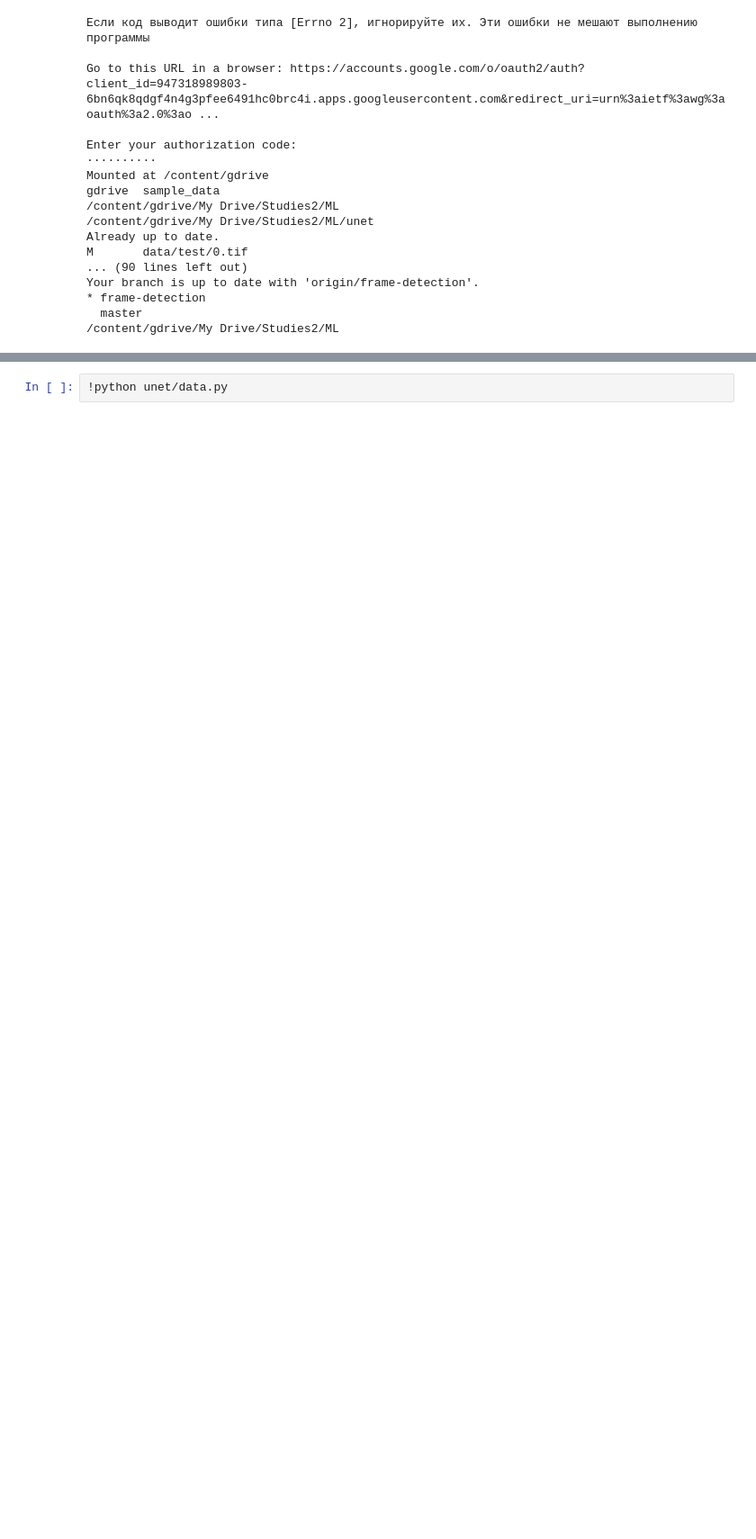
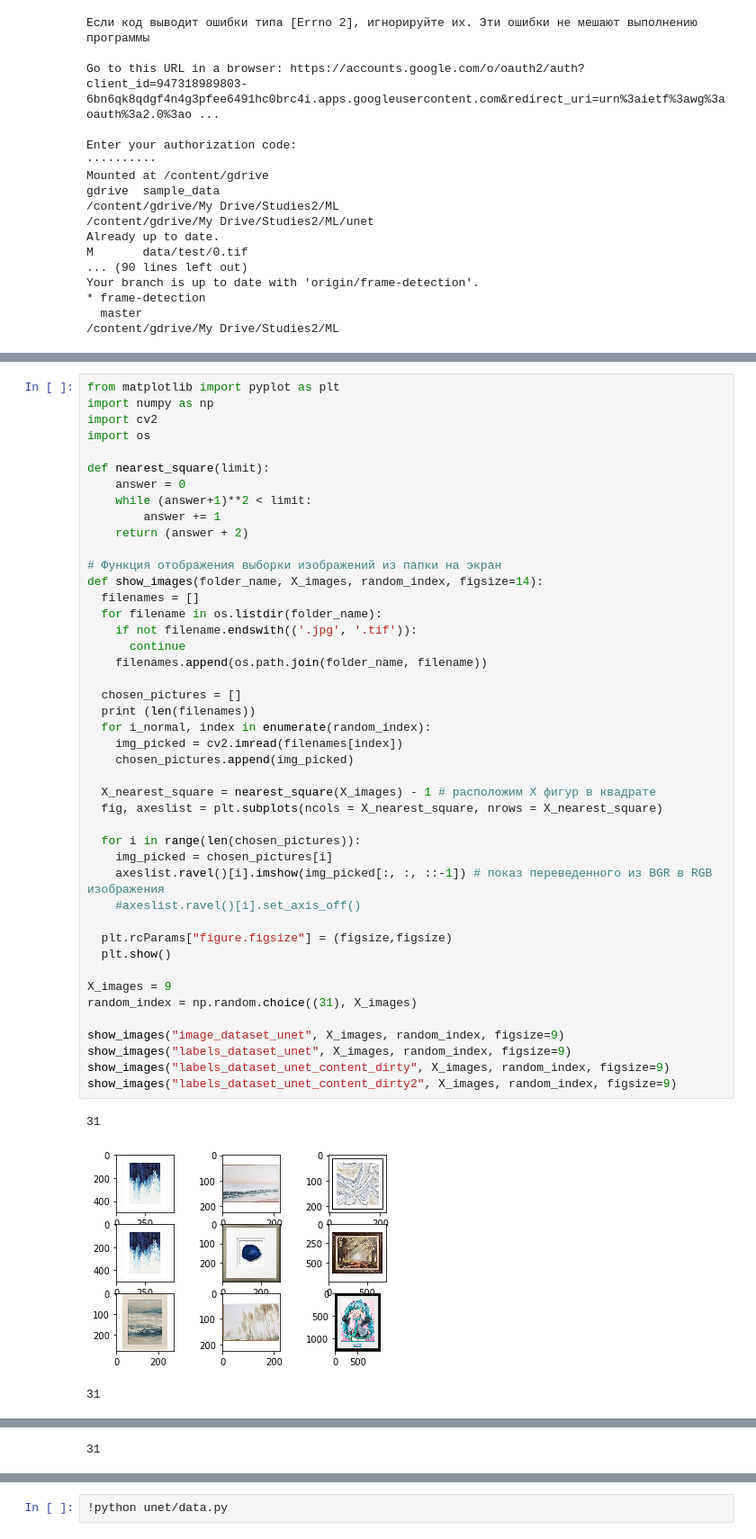
Before and after one commit to Alexflames/frame-detection, a Jupyter notebook: Unet_frame_detection.ipynb, the cells around one changed output, grey strips where cells are left out. Shown at 90% size. Drawn from its saved outputs; the diff is of its cells as text; blank space fills up the shorter version.

```diff
--- a/Unet_frame_detection.ipynb
+++ b/Unet_frame_detection.ipynb
@@ -72,0 +73,48 @@ Your branch is up to date with 'origin/frame-detection'.
+# %%
+from matplotlib import pyplot as plt
+import numpy as np
+import cv2
+import os
+
+def nearest_square(limit):
+    answer = 0
+    while (answer+1)**2 < limit:
+        answer += 1
+    return (answer + 2)
+
+# Функция отображения выборки изображений из папки на экран
+def show_images(folder_name, X_images, random_index, figsize=14):
+  filenames = []
+  for filename in os.listdir(folder_name):
+    if not filename.endswith(('.jpg', '.tif')):
+      continue
+    filenames.append(os.path.join(folder_name, filename))
+
+  chosen_pictures = []
+  print (len(filenames))
+  for i_normal, index in enumerate(random_index):
+    img_picked = cv2.imread(filenames[index])
+    chosen_pictures.append(img_picked)
+
+  X_nearest_square = nearest_square(X_images) - 1 # расположим X фигур в квадрате
+  fig, axeslist = plt.subplots(ncols = X_nearest_square, nrows = X_nearest_square)
+
+  for i in range(len(chosen_pictures)):
+    img_picked = chosen_pictures[i]
+    axeslist.ravel()[i].imshow(img_picked[:, :, ::-1]) # показ переведенного из BGR в RGB изображения
+    #axeslist.ravel()[i].set_axis_off()
+
+  plt.rcParams["figure.figsize"] = (figsize,figsize)
+  plt.show()
+
+X_images = 9
+random_index = np.random.choice((31), X_images)
+
+show_images("image_dataset_unet", X_images, random_index, figsize=9)
+show_images("labels_dataset_unet", X_images, random_index, figsize=9)
+show_images("labels_dataset_unet_content_dirty", X_images, random_index, figsize=9)
+show_images("labels_dataset_unet_content_dirty2", X_images, random_index, figsize=9)
+# %% [output]
+31
+[figure, added]
+31
@@ -72,0 +122 @@ Your branch is up to date with 'origin/frame-detection'.
+31
```
Also changed, not shown: parts of 9 cells of this notebook.
